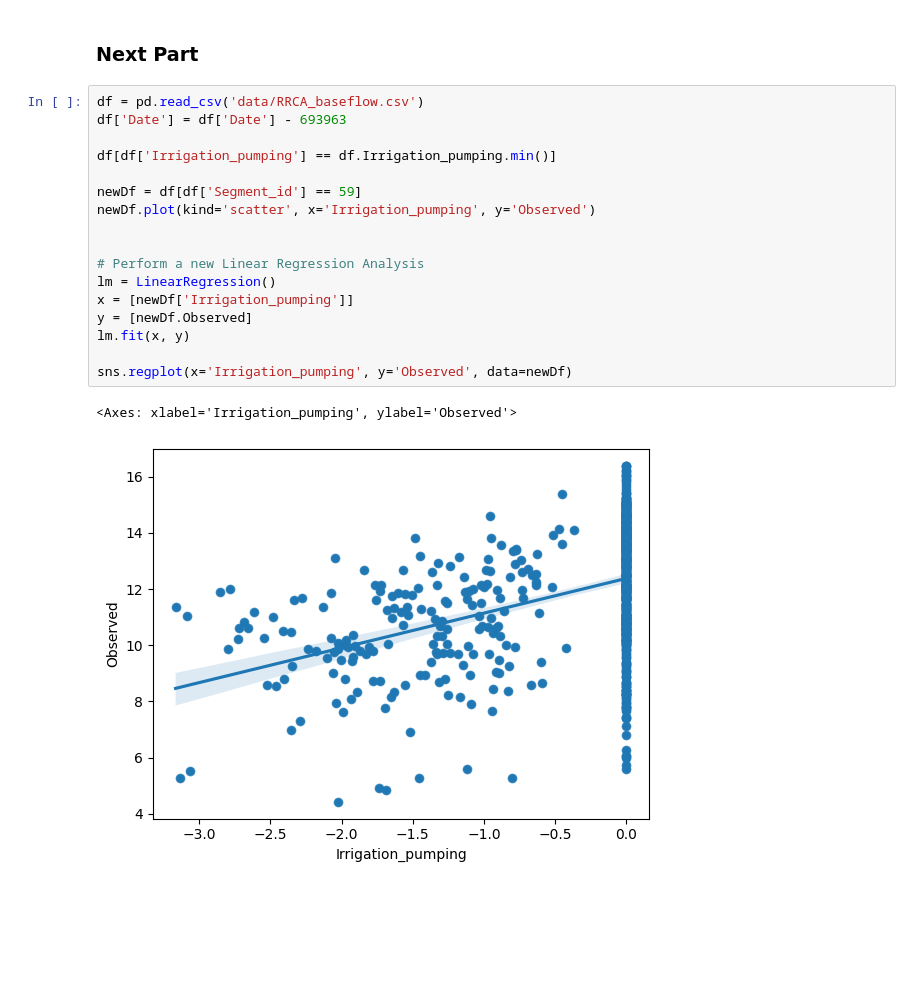
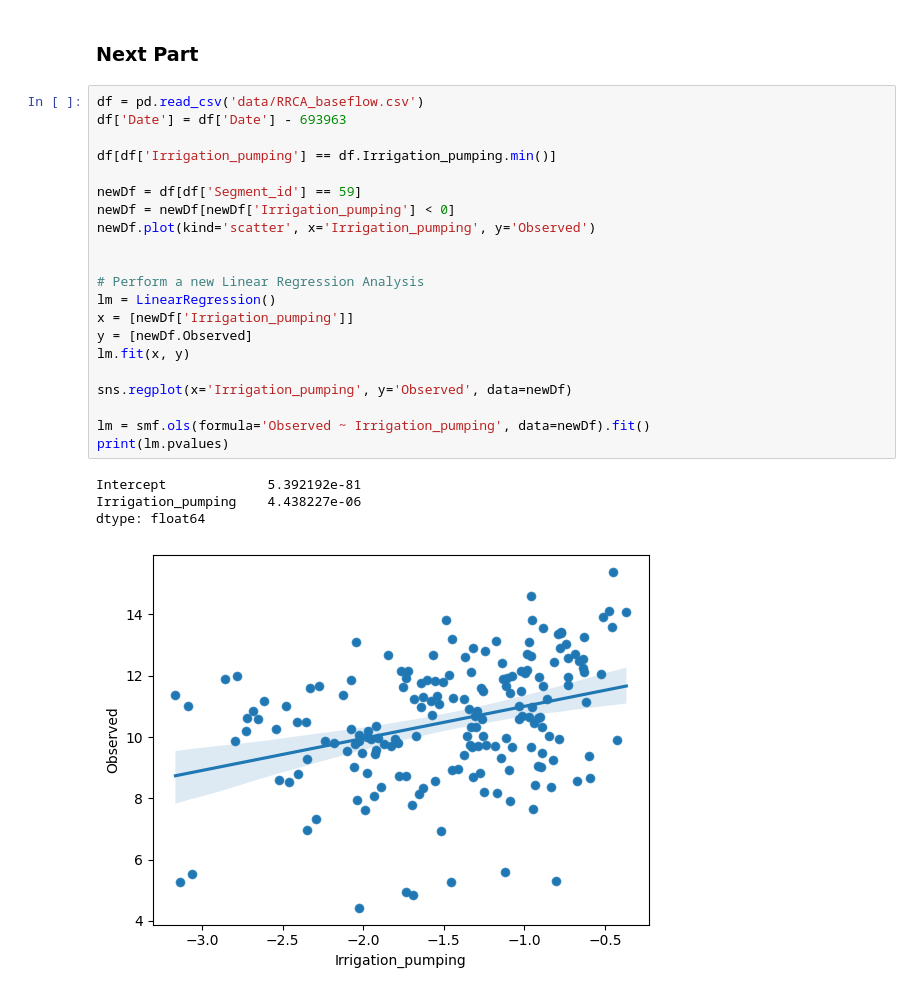
Before and after one commit to beaumartin25/cs5830_project6, a Jupyter notebook: project6.ipynb, the cells around one changed output. Saved outputs shown, nothing was run; the diff lists cells and outputs as text; blank space fills up the shorter version.

Commit message:
Fixed Charts, trimmed 0 and null values where relevant

```diff
--- a/project6.ipynb
+++ b/project6.ipynb
@@ -128,20 +128,26 @@ dtype: float64
 # %%
 df = pd.read_csv('data/RRCA_baseflow.csv')
 df['Date'] = df['Date'] - 693963
 
 df[df['Irrigation_pumping'] == df.Irrigation_pumping.min()]
 
 newDf = df[df['Segment_id'] == 59]
+newDf = newDf[newDf['Irrigation_pumping'] < 0]
 newDf.plot(kind='scatter', x='Irrigation_pumping', y='Observed')
 
 
 # Perform a new Linear Regression Analysis
 lm = LinearRegression()
 x = [newDf['Irrigation_pumping']]
 y = [newDf.Observed]
 lm.fit(x, y)
 
 sns.regplot(x='Irrigation_pumping', y='Observed', data=newDf)
+
+lm = smf.ols(formula='Observed ~ Irrigation_pumping', data=newDf).fit()
+print(lm.pvalues)
 # %% [output]
-<Axes: xlabel='Irrigation_pumping', ylabel='Observed'>
+Intercept             5.392192e-81
+Irrigation_pumping    4.438227e-06
+dtype: float64
-[figure, old version]
+[figure, new version]
```
Also changed, not shown: parts of 1 cell of this notebook.
